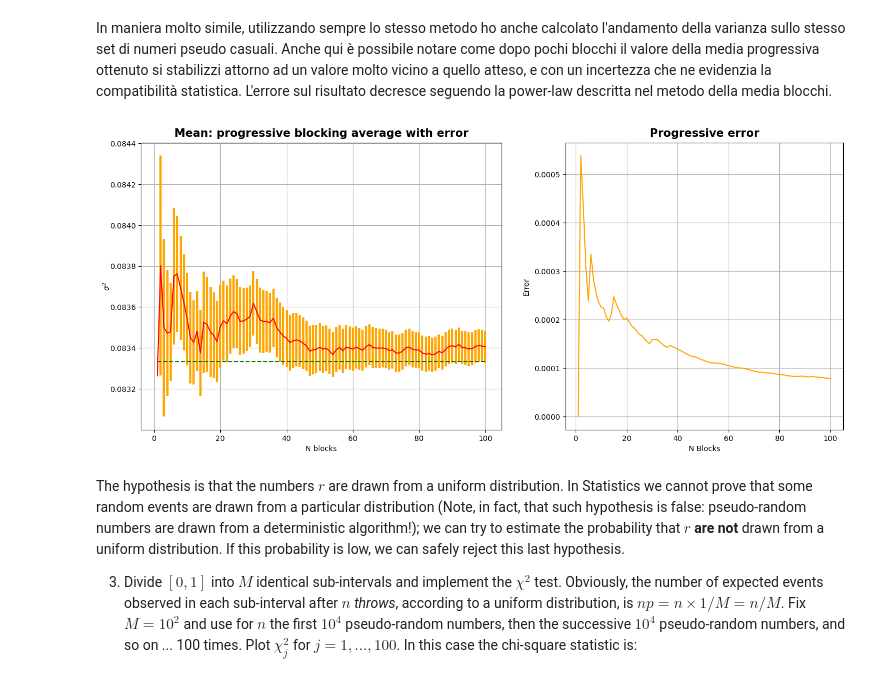
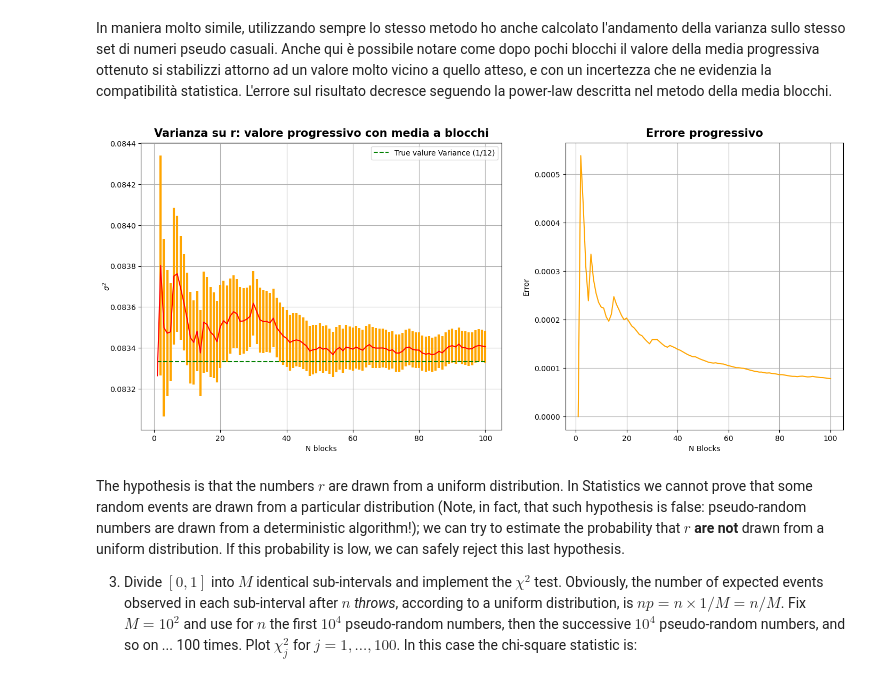
Before and after one commit to simonelance/labsimnum, a Jupyter notebook: Esercizi1/Esercizio1.ipynb, the cells around one changed output. Drawn from its saved outputs; the diff is of its cells as text; code cells hidden in the pictures.

Commit message:
correzione errorino es 8 ed ortografia

```diff
--- a/Esercizi1/Esercizio1.ipynb
+++ b/Esercizi1/Esercizio1.ipynb
@@ -112,32 +112,34 @@ Anche qui è possibile notare come dopo pochi blocchi il valore della media prog
 # %%
 df12 = pd.read_csv("data/risultati_1_1_2.out")
 df12
 x = df12["Block"]
 y = df12["prog_val"]
 err = df12["error"]
 
 
 
 fig, axs = plt.subplots(1, 2, figsize=(17, 7), gridspec_kw={'width_ratios': [1.3, 1]})
 
 
 axs[0].errorbar(x, y, yerr=err, fmt='-', color='red', ecolor='orange', elinewidth=3)
 zero = np.full(df11.shape[0], 1/12)
-axs[0].plot(x, zero, linestyle='--', color='green')
+axs[0].plot(x, zero, linestyle='--', label ='True valure Variance (1/12)', color='green')
 
-axs[0].set_title('Mean: progressive blocking average with error' ,fontweight='bold', fontsize=15,  pad=8)
+axs[0].set_title('Varianza su r: valore progressivo con media a blocchi' ,fontweight='bold', fontsize=15,  pad=8)
 axs[0].set_xlabel('N blocks')
 axs[0].set_ylabel(r'$\sigma^2$', labelpad=-2)
 axs[0].grid(True)
+axs[0].legend()
 axs[1].grid(True)
 axs[1].plot(x, err, color='orange')
-axs[1].set_title('Progressive error',  fontweight='bold', fontsize=15, pad=8)
+axs[1].set_title('Errore progressivo',  fontweight='bold', fontsize=15, pad=8)
 axs[1].set_xlabel('N Blocks')
 axs[1].set_ylabel('Error', labelpad=6)
+
 plt.grid(True)
 plt.show()
 # %% [output]
-[figure, old version]
+[figure, new version]
 # %% [markdown]
 The hypothesis is that the numbers $r$ are drawn from a uniform distribution. In Statistics we cannot prove that some random events are drawn from a particular distribution (Note, in fact, that such hypothesis is false: pseudo-random numbers are drawn from a deterministic algorithm!); we can try to estimate the probability that $r$ **are not** drawn from a uniform distribution. If this probability is low, we can safely reject this last hypothesis.
 
```
Also changed, not shown: parts of 1 cell of this notebook, 5 other files.
